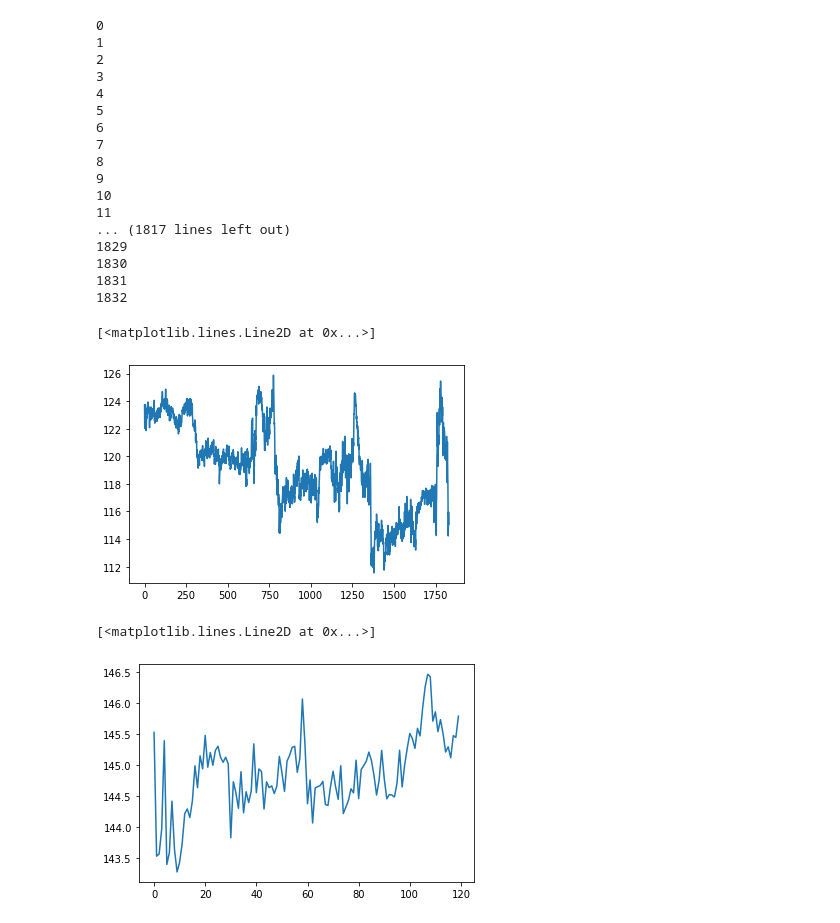
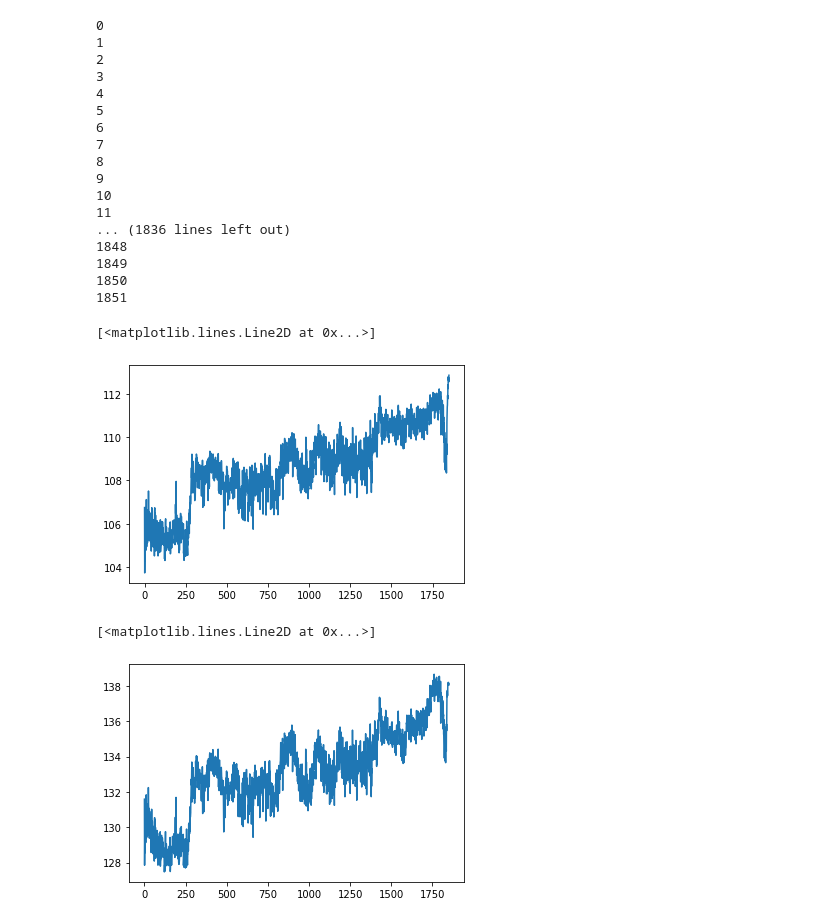
Before and after one commit to NoelleI/Udacity-Deployment, a Jupyter notebook: Heartbeat.ipynb, the cells around one changed output. Saved outputs shown, nothing was run; the diff lists cells and outputs as text; code cells hidden in the pictures.

```diff
--- a/Heartbeat.ipynb
+++ b/Heartbeat.ipynb
@@ -42,7 +39,7 @@ upper = np.array([20, 255, 255], dtype = "uint8")
 # to the gray
 
 
-camera = cv2.VideoCapture("skin_detect.MOV")
+camera = cv2.VideoCapture("IMG_3835.MOV")
 n_frames = int(camera.get(cv2.CAP_PROP_FRAME_COUNT))
 #classifier = cv2.CascadeClassifier('haarcascade_frontalface_default.xml')
 
@@ -137,11 +134,11 @@ cv2.destroyAllWindows()
 9
 10
 11
-... (1817 lines left out)
-1829
-1830
-1831
-1832
+... (1836 lines left out)
+1848
+1849
+1850
+1851
 # %%
 ra = np.array(ra)
 # %%
@@ -150,13 +147,13 @@ import matplotlib.pyplot as plt
 plt.plot(ra)
 # %% [output]
 [<matplotlib.lines.Line2D at 0x...>]
-[figure, old version]
+[figure, new version]
 # %%
 ga = np.array(ga)
 ba = np.array(ba)
 # %%
-plt.plot(ga[:120])
+plt.plot(ga)
 # %% [output]
 [<matplotlib.lines.Line2D at 0x...>]
-[figure, old version]
+[figure, new version]
 # %%
```
Also changed, not shown: parts of 18 cells of this notebook.
